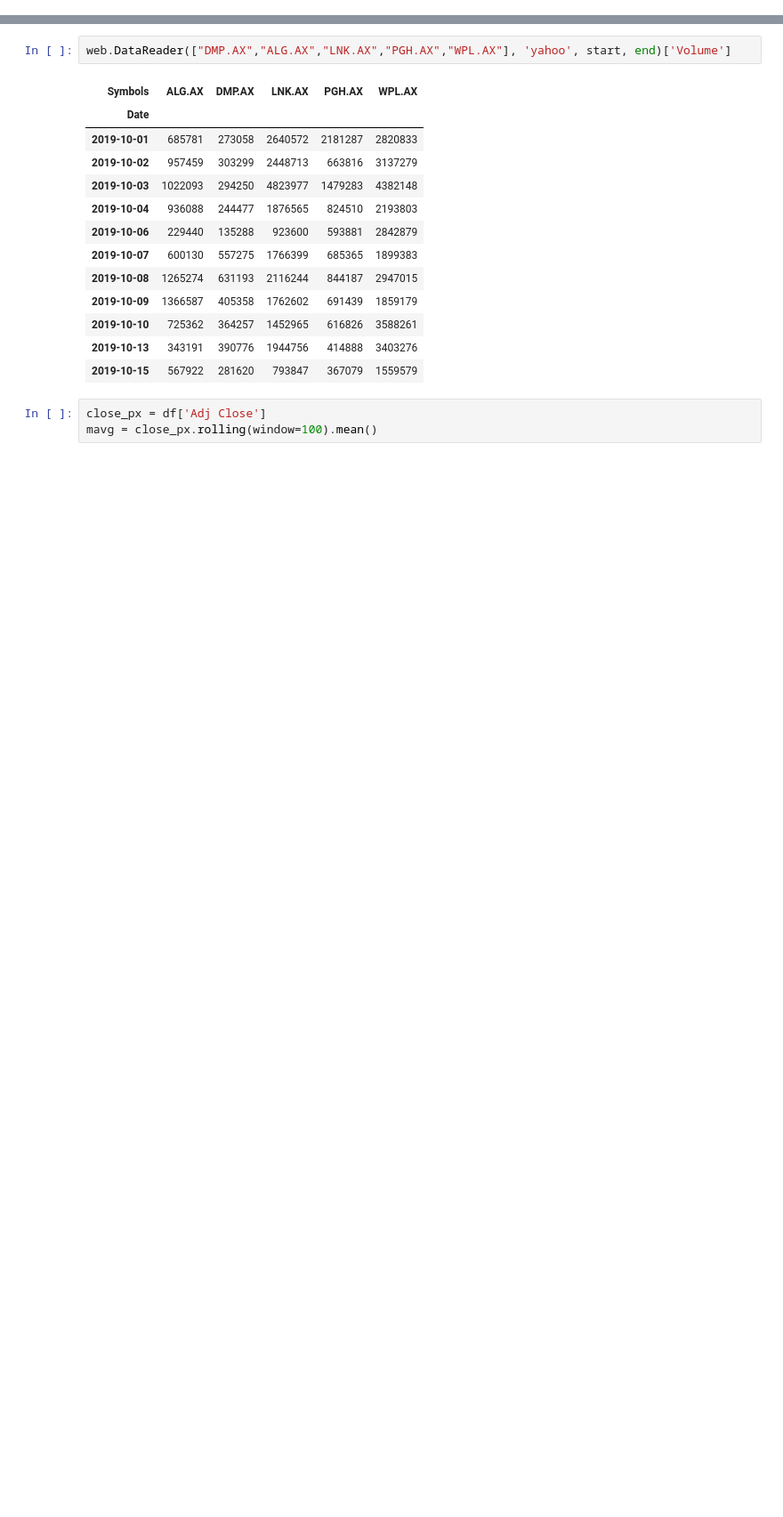
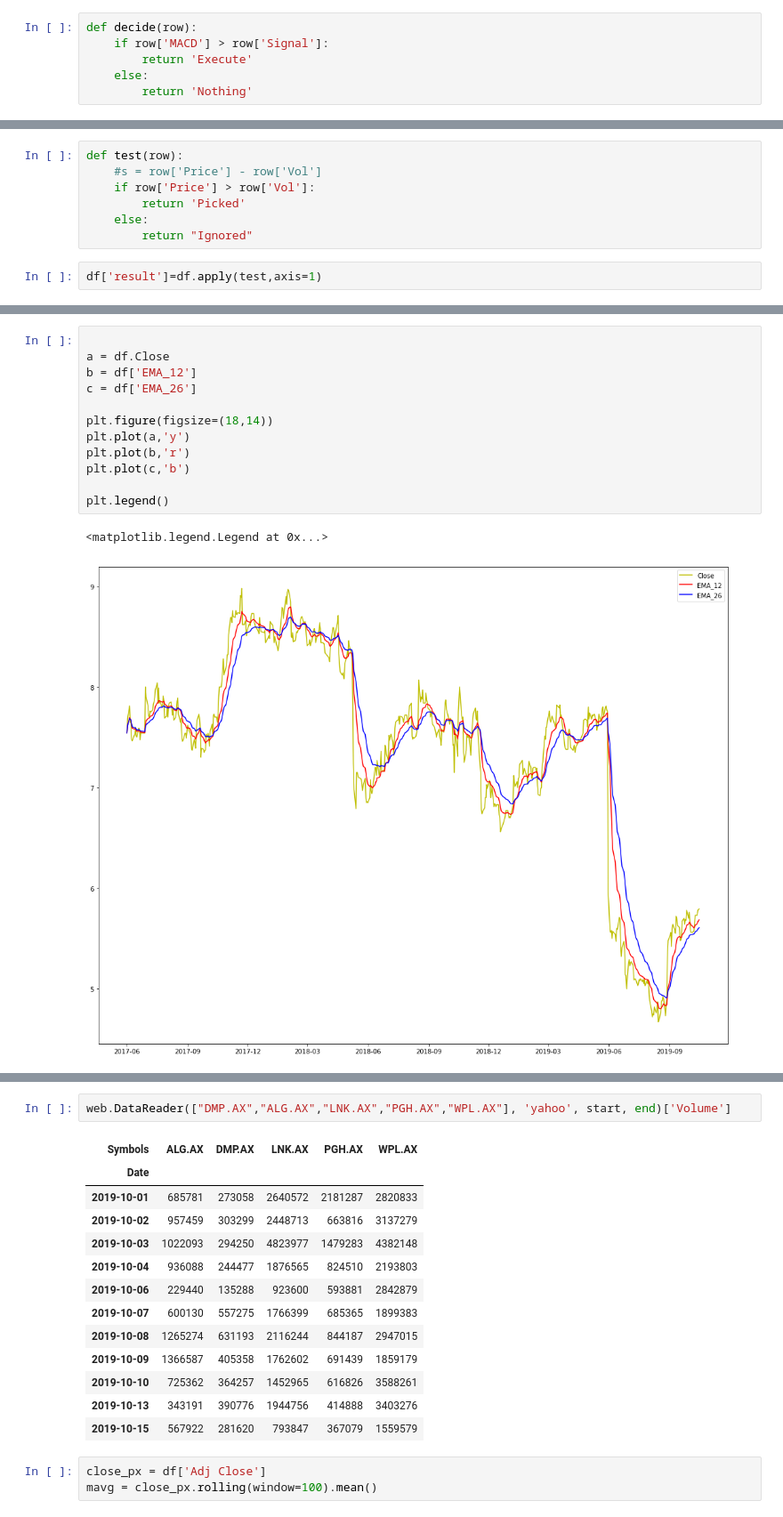
Before and after one commit to RonnyCh/Laptop, a Jupyter notebook: Stocks.ipynb, the cells around one changed output, grey strips where cells are left out. Shown: that part at 89% size. Cells and saved outputs as stored; diff of their text form; blank space fills up the shorter version.

```diff
--- a/Stocks.ipynb
+++ b/Stocks.ipynb
@@ -23,0 +51,6 @@ df.tail()
+# %%
+def decide(row):
+    if row['MACD'] > row['Signal']:
+        return 'Execute'
+    else:
+        return 'Nothing'
@@ -23,0 +83,9 @@ df.tail()
+# %%
+def test(row):
+    #s = row['Price'] - row['Vol']
+    if row['Price'] > row['Vol']:
+        return 'Picked'
+    else:
+        return "Ignored"
+# %%
+df['result']=df.apply(test,axis=1)
@@ -46,0 +197,15 @@ plt.bar(a,s)
+# %%
+
+a = df.Close
+b = df['EMA_12']
+c = df['EMA_26']
+
+plt.figure(figsize=(18,14))
+plt.plot(a,'y')
+plt.plot(b,'r')
+plt.plot(c,'b')
+
+plt.legend()
+# %% [output]
+<matplotlib.legend.Legend at 0x...>
+[figure, added]
```
Also changed, not shown: parts of 20 cells of this notebook.
